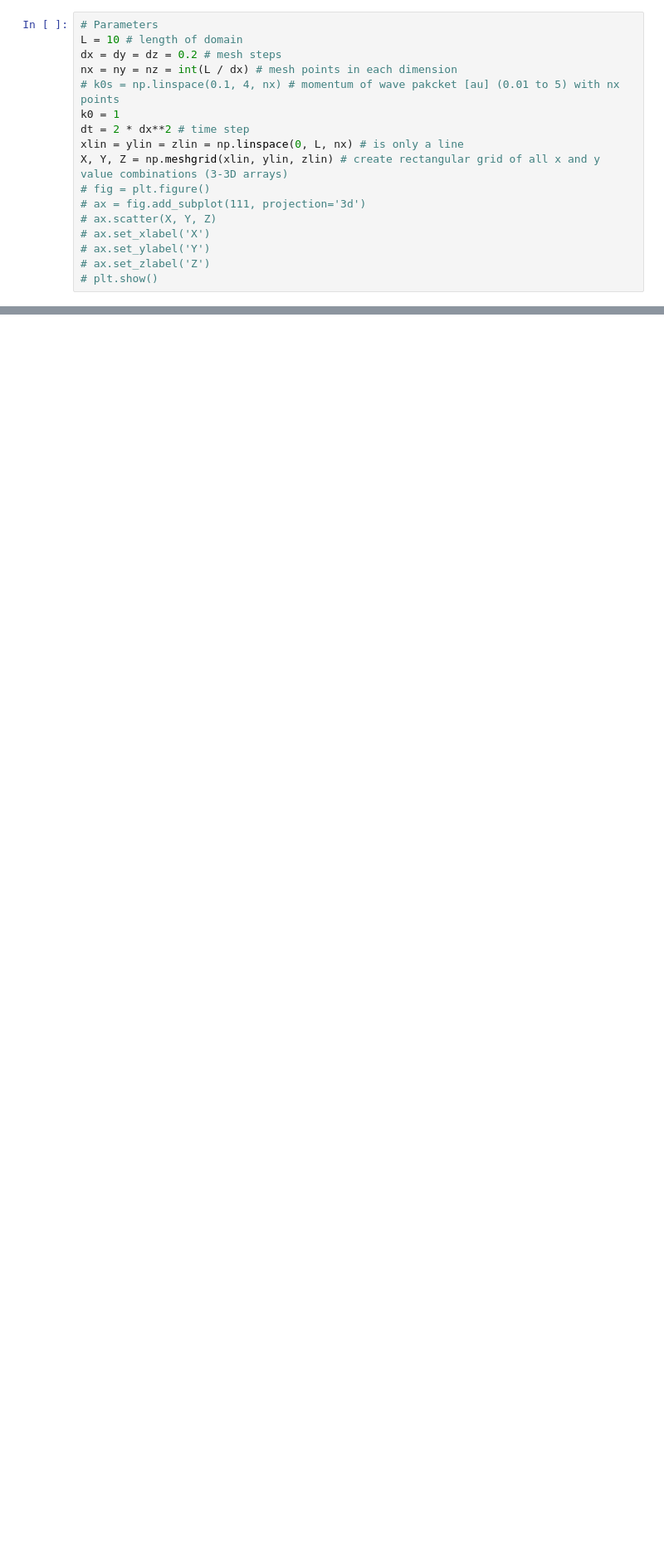
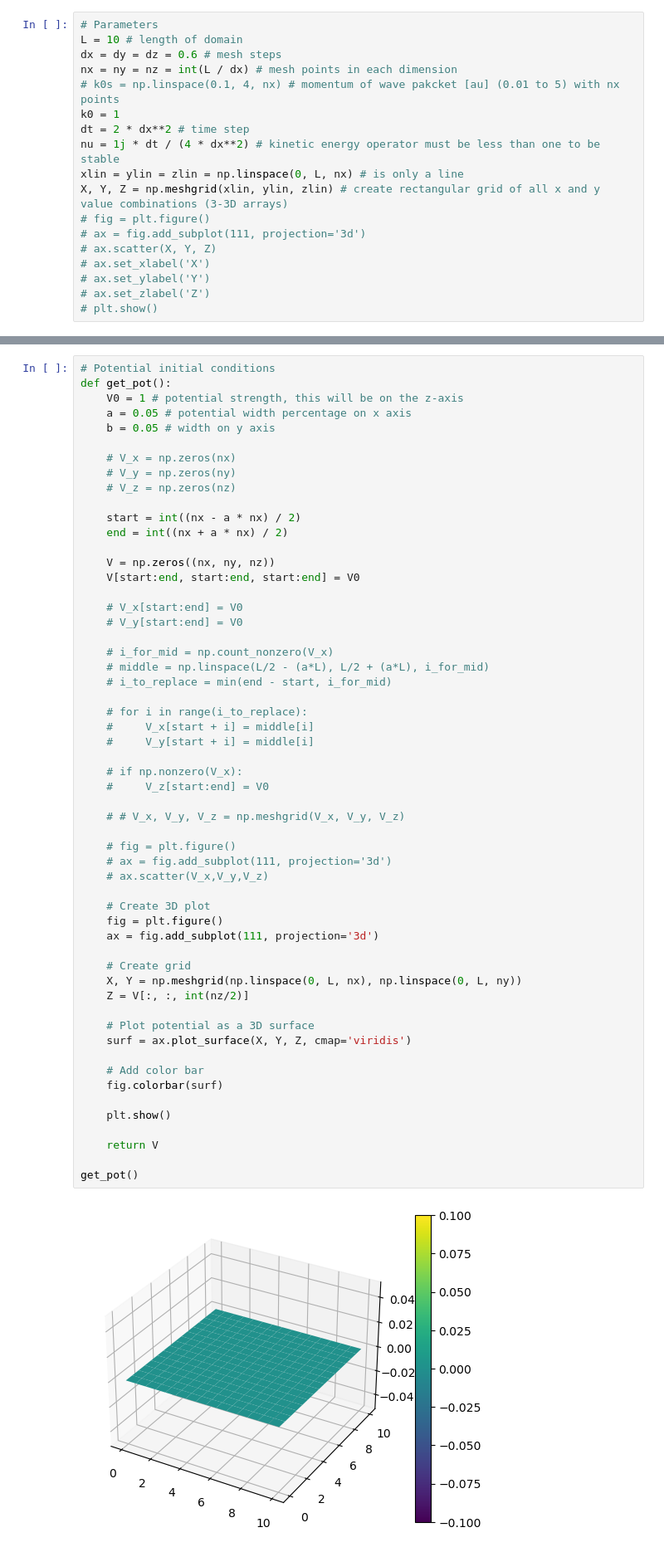
Before and after one commit to mirhex-toldex/charge-exchange, a Jupyter notebook: CN_3D.ipynb, the cells around one changed output, grey strips where cells are left out. Shown at 83% size. Drawn from its saved outputs; the diff is of its cells as text; blank space fills up the shorter version.

Commit message:
potential solved

```diff
--- a/CN_3D.ipynb
+++ b/CN_3D.ipynb
@@ -6,11 +7,12 @@ from scipy.integrate import tplquad
 # %%
 # Parameters
 L = 10 # length of domain
-dx = dy = dz = 0.2 # mesh steps
+dx = dy = dz = 0.6 # mesh steps
 nx = ny = nz = int(L / dx) # mesh points in each dimension
 # k0s = np.linspace(0.1, 4, nx) # momentum of wave pakcket [au] (0.01 to 5) with nx points
 k0 = 1
 dt = 2 * dx**2 # time step
+nu = 1j * dt / (4 * dx**2) # kinetic energy operator must be less than one to be stable
 xlin = ylin = zlin = np.linspace(0, L, nx) # is only a line
 X, Y, Z = np.meshgrid(xlin, ylin, zlin) # create rectangular grid of all x and y value combinations (3-3D arrays)
 # fig = plt.figure()
@@ -148,0 +50,58 @@ plt.show()
+# %%
+# Potential initial conditions
+def get_pot():
+    V0 = 1 # potential strength, this will be on the z-axis
+    a = 0.05 # potential width percentage on x axis
+    b = 0.05 # width on y axis
+
+    # V_x = np.zeros(nx)
+    # V_y = np.zeros(ny)
+    # V_z = np.zeros(nz)
+
+    start = int((nx - a * nx) / 2)
+    end = int((nx + a * nx) / 2)
+
+    V = np.zeros((nx, ny, nz))
+    V[start:end, start:end, start:end] = V0
+
+    # V_x[start:end] = V0
+    # V_y[start:end] = V0
+
+    # i_for_mid = np.count_nonzero(V_x)
+    # middle = np.linspace(L/2 - (a*L), L/2 + (a*L), i_for_mid)
+    # i_to_replace = min(end - start, i_for_mid)
+
+    # for i in range(i_to_replace):
+    #     V_x[start + i] = middle[i]
+    #     V_y[start + i] = middle[i]
+
+    # if np.nonzero(V_x):
+    #     V_z[start:end] = V0
+
+    # # V_x, V_y, V_z = np.meshgrid(V_x, V_y, V_z)
+
+    # fig = plt.figure()
+    # ax = fig.add_subplot(111, projection='3d')
+    # ax.scatter(V_x,V_y,V_z)
+
+    # Create 3D plot
+    fig = plt.figure()
+    ax = fig.add_subplot(111, projection='3d')
+
+    # Create grid
+    X, Y = np.meshgrid(np.linspace(0, L, nx), np.linspace(0, L, ny))
+    Z = V[:, :, int(nz/2)]
+
+    # Plot potential as a 3D surface
+    surf = ax.plot_surface(X, Y, Z, cmap='viridis')
+
+    # Add color bar
+    fig.colorbar(surf)
+
+    plt.show()
+
+    return V
+
+get_pot()
+# %% [output]
+[figure, added]
```
Also changed, not shown: parts of 7 cells of this notebook.
